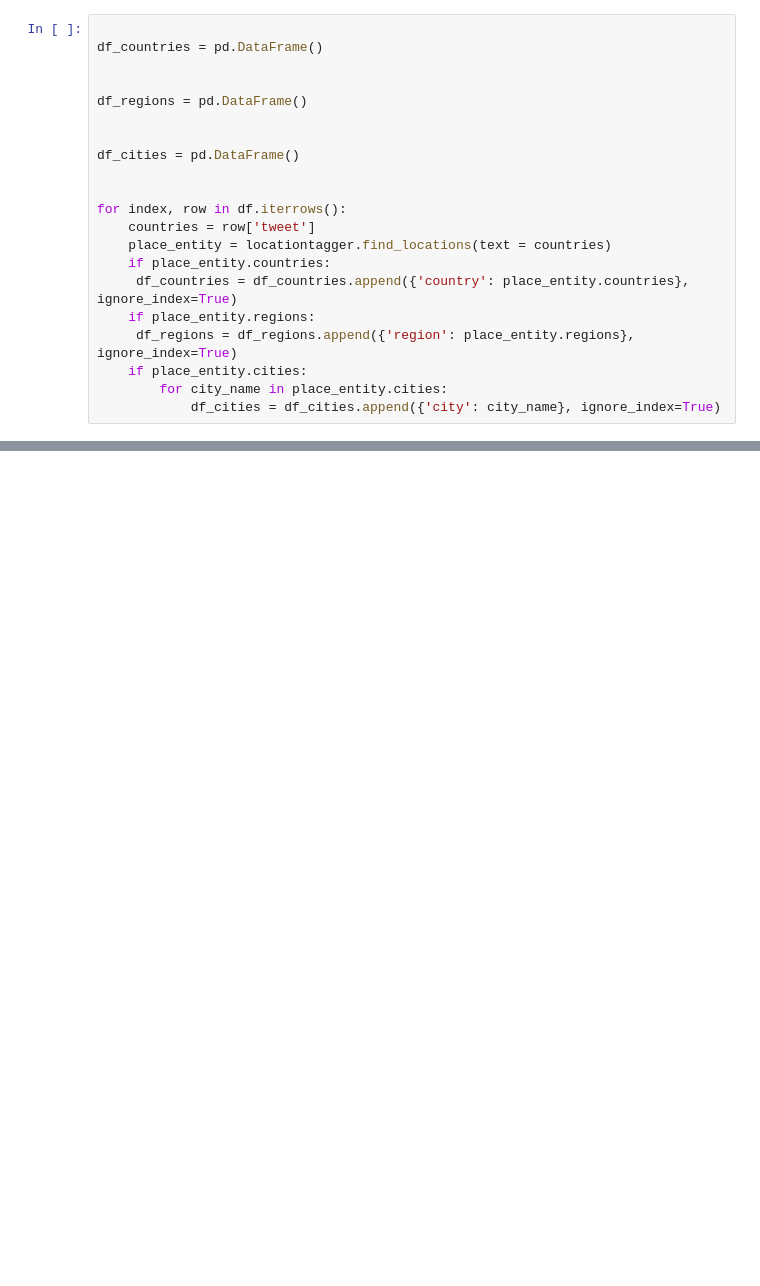
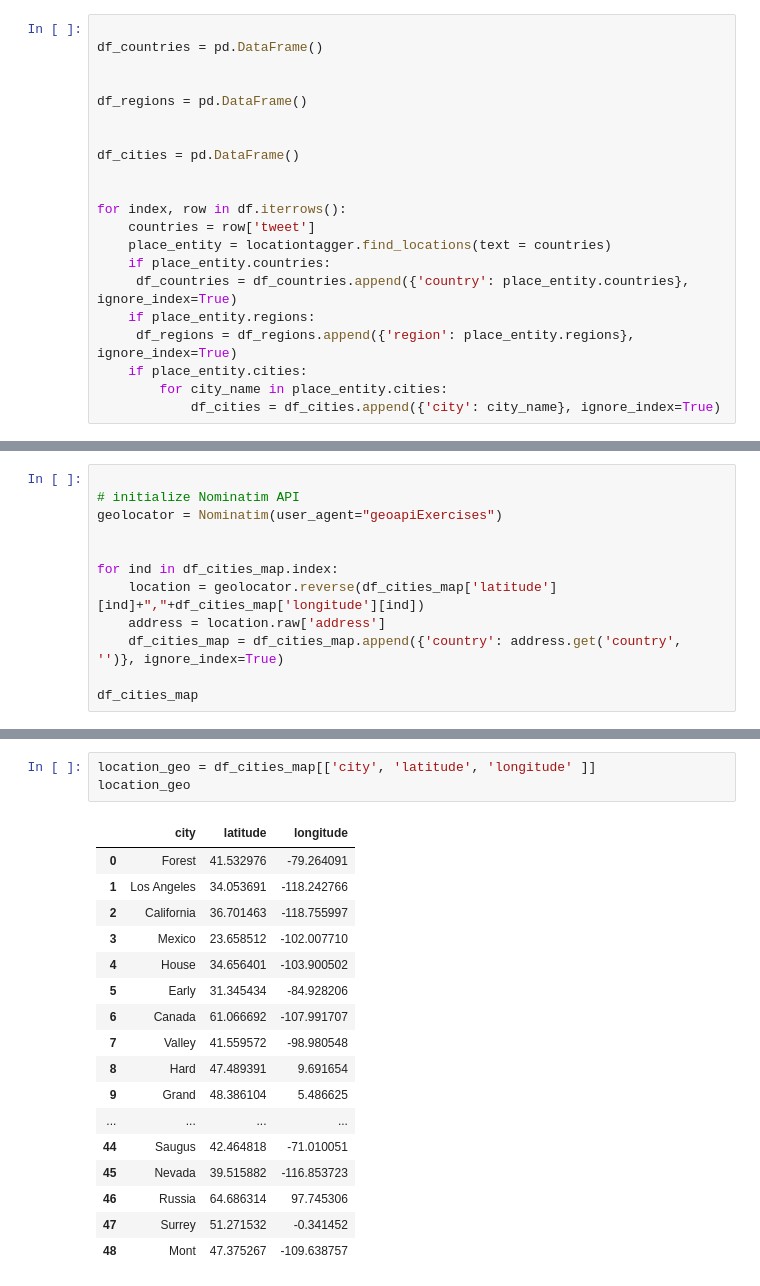
Before and after one commit to kelumKP/ForestFire_GeoSpatial, a Jupyter notebook: forest_fire_dates.ipynb, the cells around one changed output, grey strips where cells are left out. Saved outputs shown, nothing was run; the diff lists cells and outputs as text; blank space fills up the shorter version.

```diff
--- a/forest_fire_dates.ipynb
+++ b/forest_fire_dates.ipynb
@@ -130,0 +217,12 @@ df_cities_map
+# %%
+
+# initialize Nominatim API
+geolocator = Nominatim(user_agent="geoapiExercises")
+
+
+for ind in df_cities_map.index:
+    location = geolocator.reverse(df_cities_map['latitude'][ind]+","+df_cities_map['longitude'][ind])
+    address = location.raw['address']
+    df_cities_map = df_cities_map.append({'country': address.get('country', '')}, ignore_index=True)
+
+df_cities_map
@@ -131 +252,22 @@ df_cities_map
+# %%
+location_geo = df_cities_map[['city', 'latitude', 'longitude' ]]
+location_geo
+# %% [output]
+|  | city | latitude | longitude |
+| 0 | Forest | 41.532976 | -79.264091 |
+| 1 | Los Angeles | 34.053691 | -118.242766 |
+| 2 | California | 36.701463 | -118.755997 |
+| 3 | Mexico | 23.658512 | -102.007710 |
+| 4 | House | 34.656401 | -103.900502 |
+| 5 | Early | 31.345434 | -84.928206 |
+| 6 | Canada | 61.066692 | -107.991707 |
+| 7 | Valley | 41.559572 | -98.980548 |
+| 8 | Hard | 47.489391 | 9.691654 |
+| 9 | Grand | 48.386104 | 5.486625 |
+| ... | ... | ... | ... |
+| 44 | Saugus | 42.464818 | -71.010051 |
+| 45 | Nevada | 39.515882 | -116.853723 |
+| 46 | Russia | 64.686314 | 97.745306 |
+| 47 | Surrey | 51.271532 | -0.341452 |
+| 48 | Mont | 47.375267 | -109.638757 |
 # %%
```
Also changed, not shown: parts of 14 cells of this notebook.
